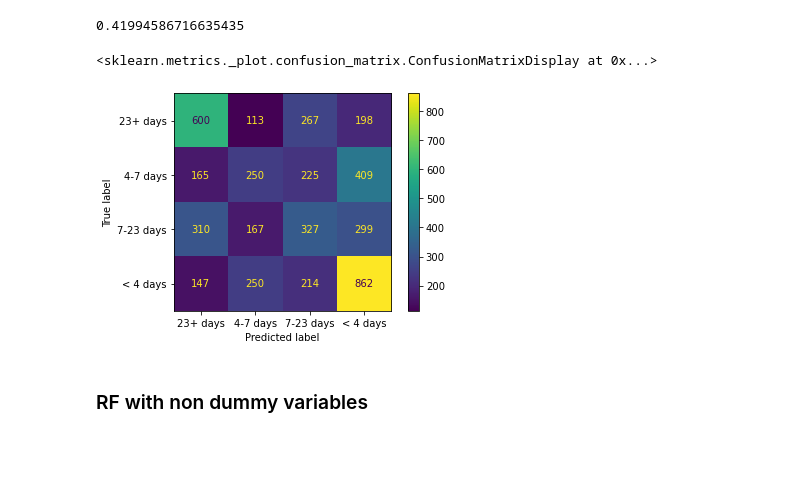
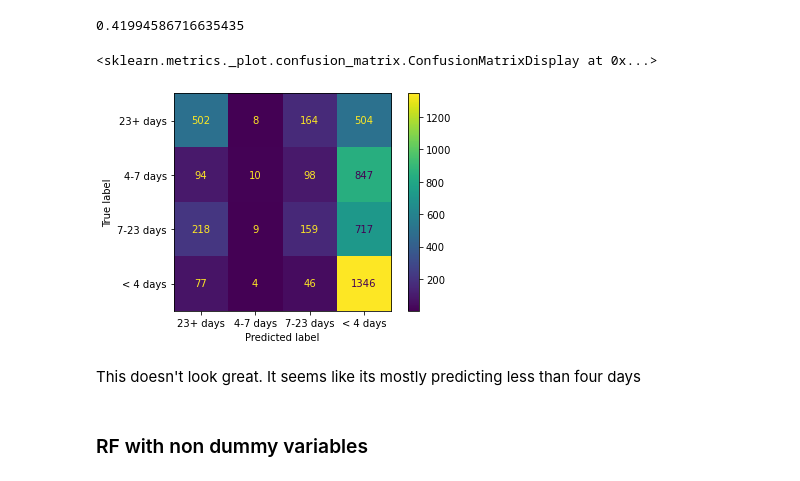
Before and after one commit to amandawhite013/CapstoneTwo, a Jupyter notebook: Preprocessing_and_Modeling.ipynb, the cells around one changed output. Drawn from its saved outputs; the diff is of its cells as text; code cells hidden in the pictures; blank space fills up the shorter version.

Commit message:
cleaning and hyperparameter tuning

```diff
--- a/Preprocessing_and_Modeling.ipynb
+++ b/Preprocessing_and_Modeling.ipynb
@@ -291,7 +293,7 @@ f2 = pd.Series(feature_imp,index=x2_df.columns).sort_values(ascending=False)
 # Hyperparameter tuning for RF without color data
 param_grid = {'n_estimators':np.arange(1,100),
               'max_features' : ['auto', 'sqrt'],
-              'max_depth' : [2,4,6],
+              'max_depth' : np.arange(1,8),
               'criterion' : ['gini', 'entropy'],
               'bootstrap' : [True, False]}
 
@@ -315,7 +317,8 @@ print('test :', rf_grid.score(x_test, y_test))
 train:  0.42980812137438645
 test : 0.41994586716635435
 # %%
-clf = RandomForestClassifier(criterion='entropy' ,random_state=1, max_depth=6, n_estimators=32)
+#RF with tuned hyperparameters and all columns
+clf = RandomForestClassifier(criterion='entropy', random_state=1, max_depth=6, n_estimators=32, bootstrap=True)
 
 clf.fit(x_train, y_train)
 y_pred = clf.predict(x_test)
@@ -324,10 +327,12 @@ metrics.accuracy_score(y_test, y_pred)
 # %% [output]
 0.41994586716635435
 # %%
-plot_confusion_matrix(e_clf, x_test, y_test)
+plot_confusion_matrix(clf, x_test, y_test)
 # %% [output]
 <sklearn.metrics._plot.confusion_matrix.ConfusionMatrixDisplay at 0x...>
-[figure, old version]
+[figure, new version]
+# %% [markdown]
+This doesn't look great. It seems like its mostly predicting less than four days
 # %% [markdown]
 ### RF with non dummy variables
 # %%
```
Also changed, not shown: parts of 6 cells of this notebook.
